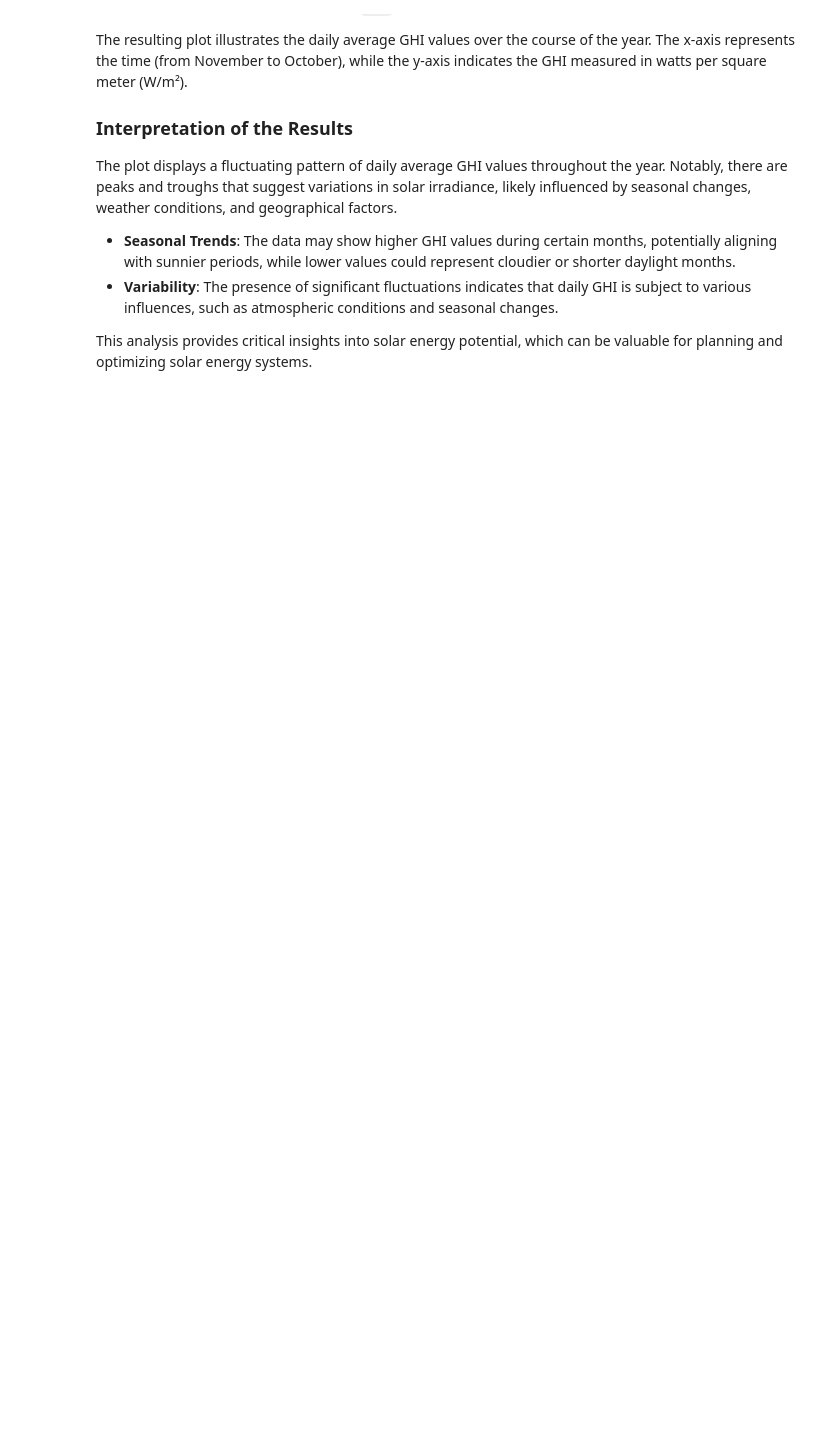
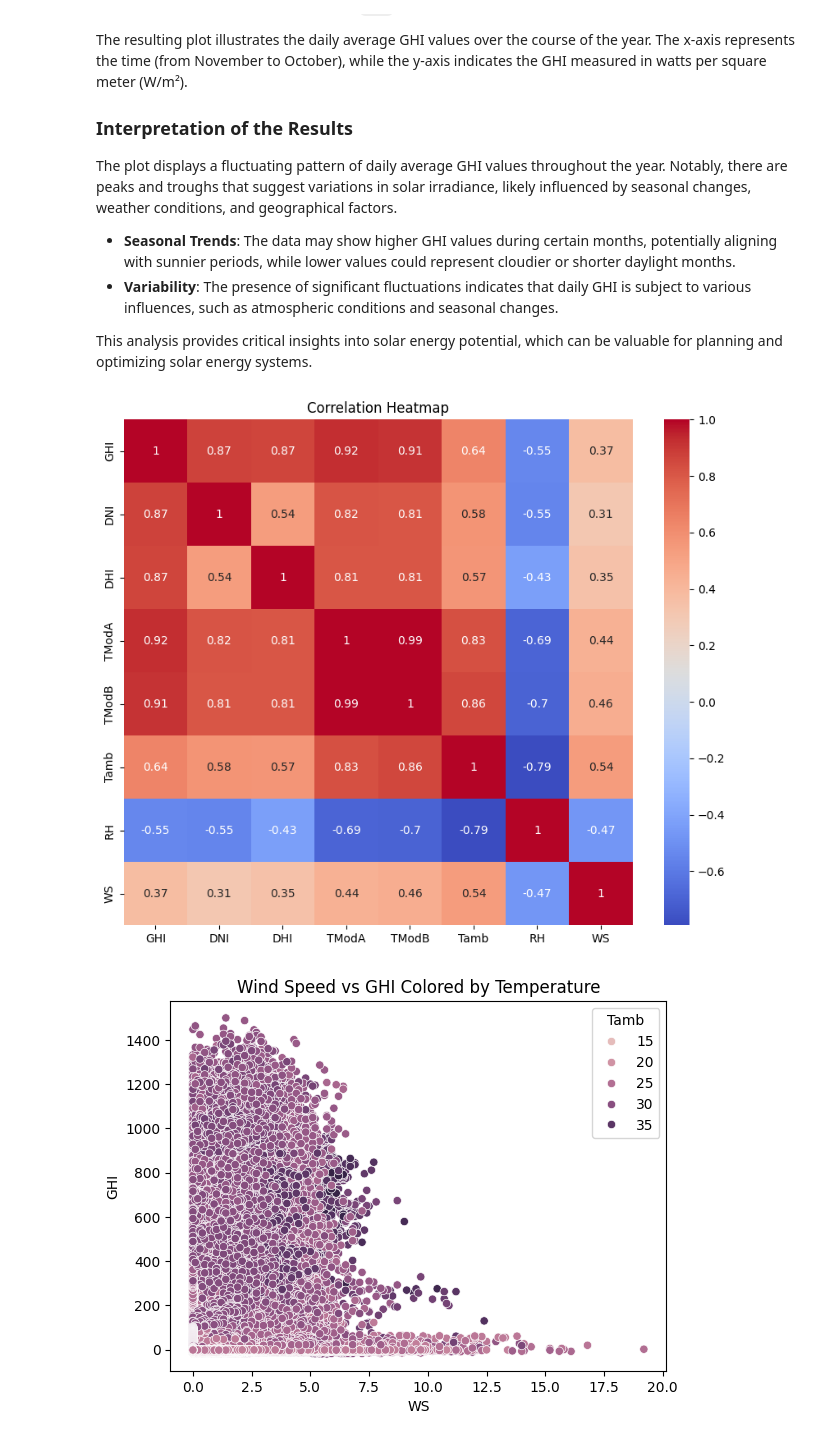
Before and after one commit to zelalem-t8/solar-challenge-week1, a Jupyter notebook: notebooks/sierraleone.ipynb, the cells around one changed output. Saved outputs shown, nothing was run; the diff lists cells and outputs as text; code cells hidden in the pictures; blank space fills up the shorter version.

```diff
--- a/notebooks/sierraleone.ipynb
+++ b/notebooks/sierraleone.ipynb
@@ -111,3 +111,18 @@ The plot displays a fluctuating pattern of daily average GHI values throughout t
 - **Variability**: The presence of significant fluctuations indicates that daily GHI is subject to various influences, such as atmospheric conditions and seasonal changes.
 
 This analysis provides critical insights into solar energy potential, which can be valuable for planning and optimizing solar energy systems.
+# %%
+# Correlation heatmap
+corr_cols = ['GHI', 'DNI', 'DHI', 'TModA', 'TModB', 'Tamb', 'RH', 'WS']
+plt.figure(figsize=(10,8))
+sns.heatmap(df[corr_cols].corr(), annot=True, cmap='coolwarm')
+plt.title('Correlation Heatmap')
+plt.show()
+
+# Scatter plots
+sns.scatterplot(data=df, x='WS', y='GHI', hue='Tamb')
+plt.title('Wind Speed vs GHI Colored by Temperature')
+plt.show()
+# %% [output]
+[figure, added]
+[figure, added]
```
Also changed, not shown: parts of 3 cells of this notebook, 2 other files.
